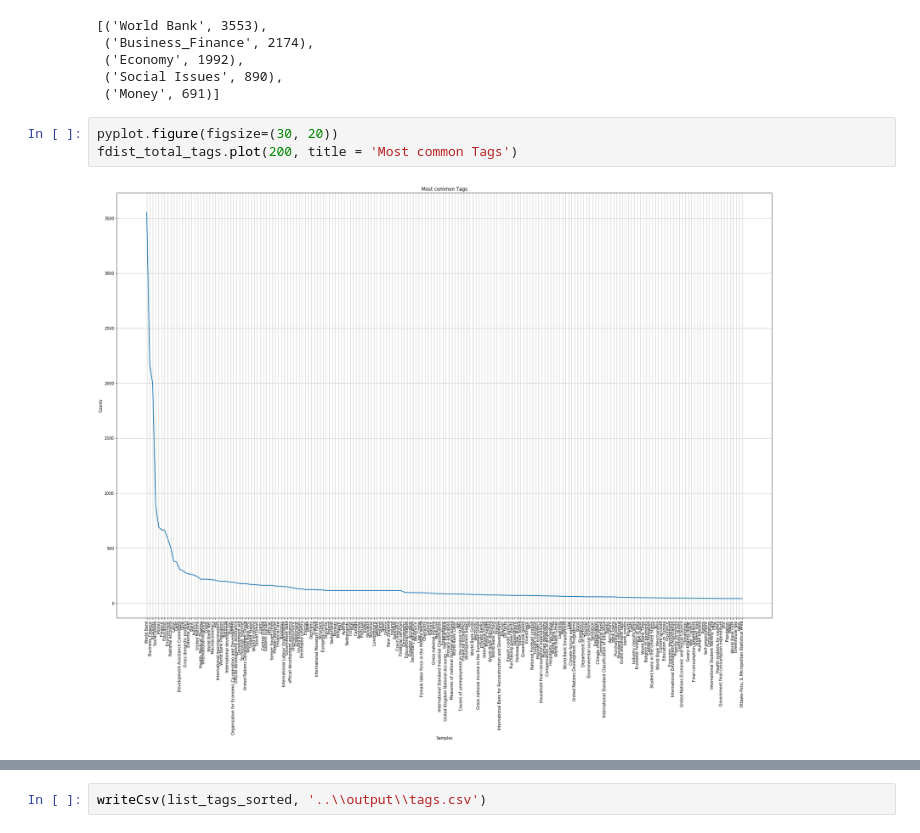
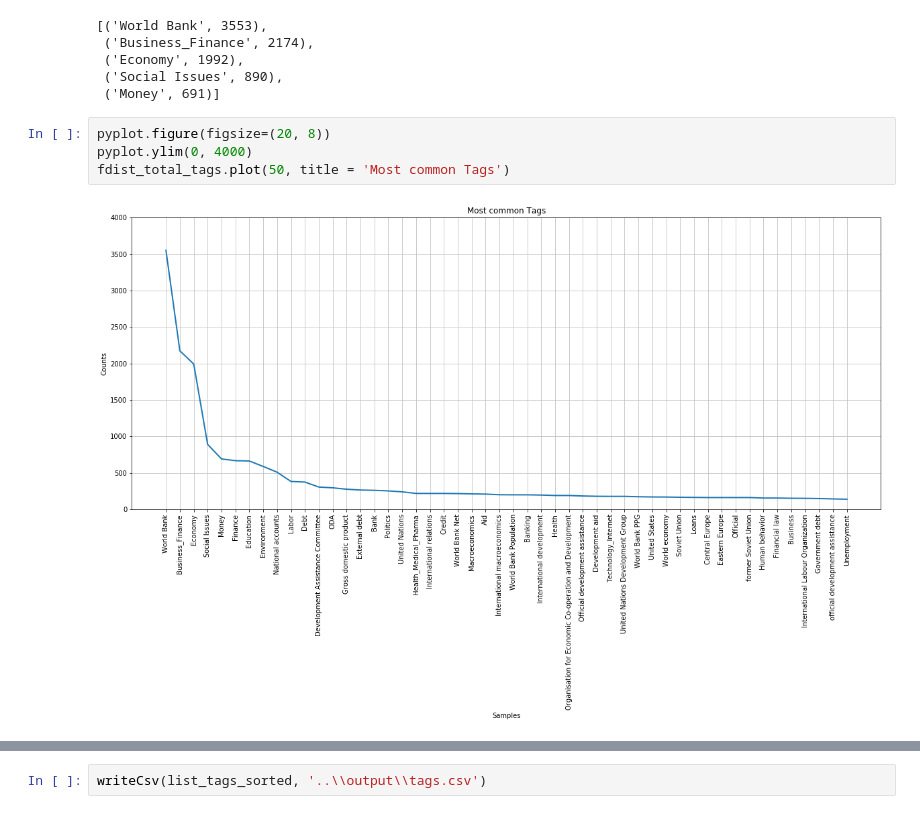
Before and after one commit to mantasbandonis/datasciencelab, a Jupyter notebook: dslab.ipynb, the cells around one changed output, grey strips where cells are left out. Cells and saved outputs as stored; diff of their text form.

Commit message:
checked distribution and common tags

```diff
--- a/dslab.ipynb
+++ b/dslab.ipynb
@@ -147,7 +147,8 @@ fdist_total_tags.most_common(5)
  ('Social Issues', 890),
  ('Money', 691)]
 # %%
-pyplot.figure(figsize=(30, 20))
-fdist_total_tags.plot(200, title = 'Most common Tags')
+pyplot.figure(figsize=(20, 8))
+pyplot.ylim(0, 4000)
+fdist_total_tags.plot(50, title = 'Most common Tags')
 # %% [output]
-[figure, old version]
+[figure, new version]
```
Also changed, not shown: parts of 1 cell of this notebook.
